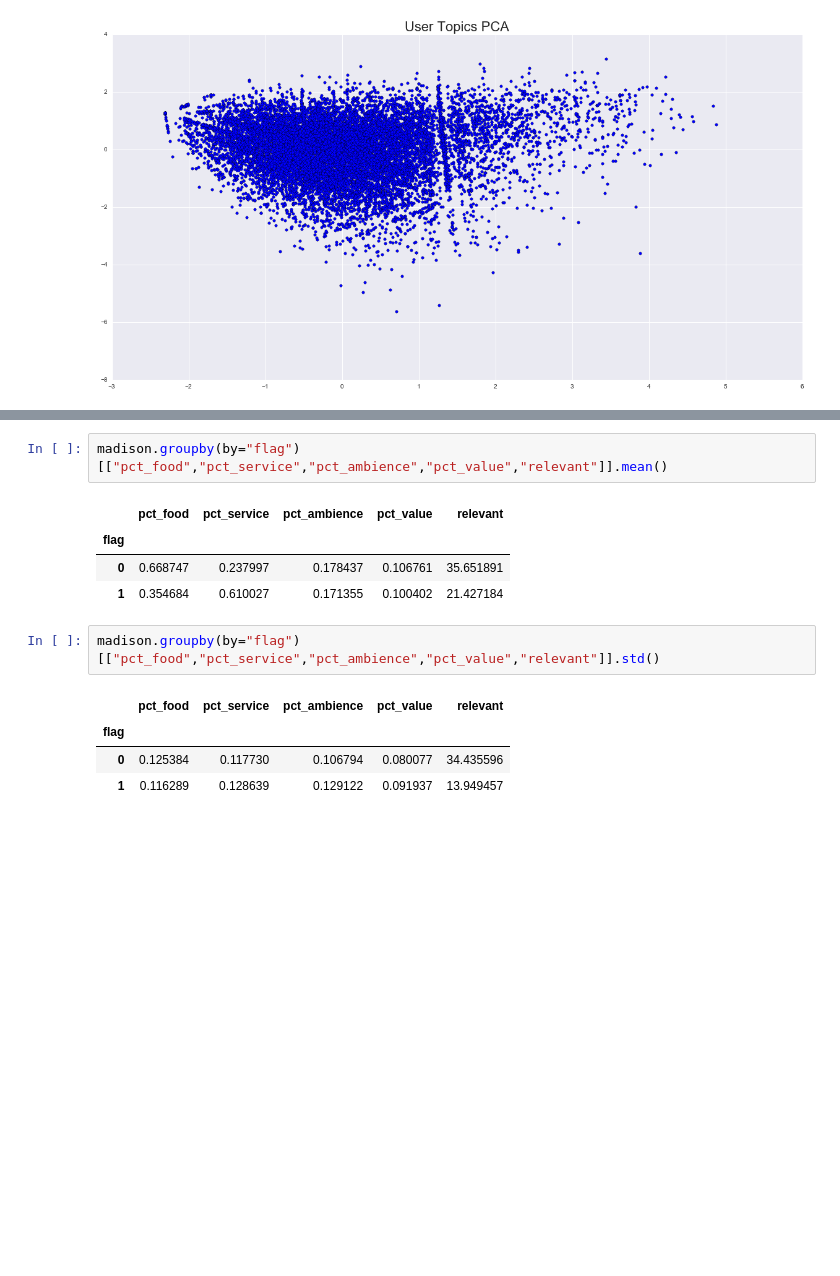
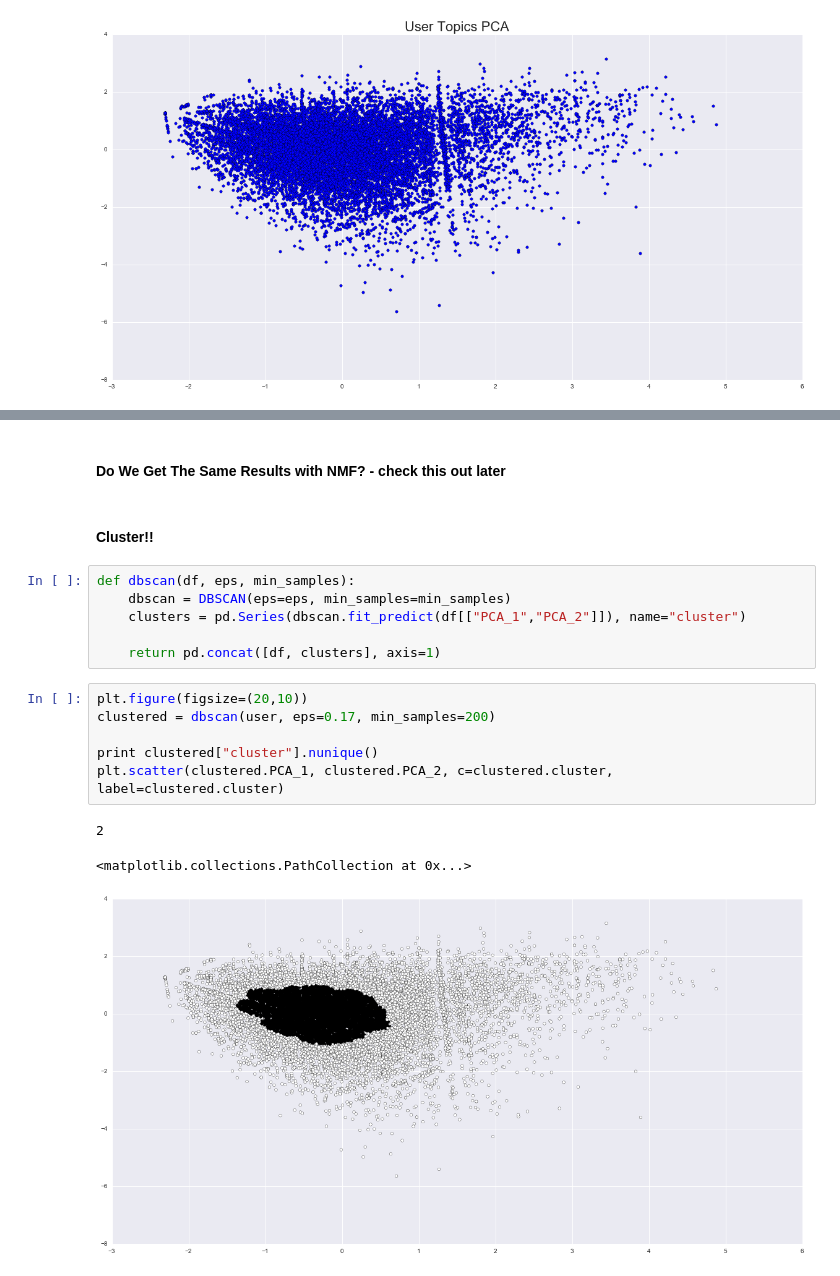
Before and after one commit to whugue/Yelp-User-Similarity, a Jupyter notebook: Yelp-Cluster.ipynb, the cells around one changed output, grey strips where cells are left out. Cells and saved outputs as stored; diff of their text form; blank space fills up the shorter version.

```diff
--- a/Yelp-Cluster.ipynb
+++ b/Yelp-Cluster.ipynb
@@ -180,14 +154,20 @@ Name: flag, dtype: int64
-# %%
-madison.groupby(by="flag")[["pct_food","pct_service","pct_ambience","pct_value","relevant"]].mean()
-# %% [output]
-|  | pct_food | pct_service | pct_ambience | pct_value | relevant |
-| flag |  |  |  |  |  |
-| 0 | 0.668747 | 0.237997 | 0.178437 | 0.106761 | 35.651891 |
-| 1 | 0.354684 | 0.610027 | 0.171355 | 0.100402 | 21.427184 |
-# %%
-madison.groupby(by="flag")[["pct_food","pct_service","pct_ambience","pct_value","relevant"]].std()
-# %% [output]
-|  | pct_food | pct_service | pct_ambience | pct_value | relevant |
-| flag |  |  |  |  |  |
-| 0 | 0.125384 | 0.117730 | 0.106794 | 0.080077 | 34.435596 |
-| 1 | 0.116289 | 0.128639 | 0.129122 | 0.091937 | 13.949457 |
+# %% [markdown]
+#### Do We Get The Same Results with NMF? - check this out later
+# %% [markdown]
+#### Cluster!!
+# %%
+def dbscan(df, eps, min_samples):
+    dbscan = DBSCAN(eps=eps, min_samples=min_samples)
+    clusters = pd.Series(dbscan.fit_predict(df[["PCA_1","PCA_2"]]), name="cluster")
+
+    return pd.concat([df, clusters], axis=1)
+# %%
+plt.figure(figsize=(20,10))
+clustered = dbscan(user, eps=0.17, min_samples=200)
+
+print clustered["cluster"].nunique()
+plt.scatter(clustered.PCA_1, clustered.PCA_2, c=clustered.cluster, label=clustered.cluster)
+# %% [output]
+2
+<matplotlib.collections.PathCollection at 0x...>
+[figure, added]
```
Also changed, not shown: parts of 11 cells of this notebook, 1 other file.
